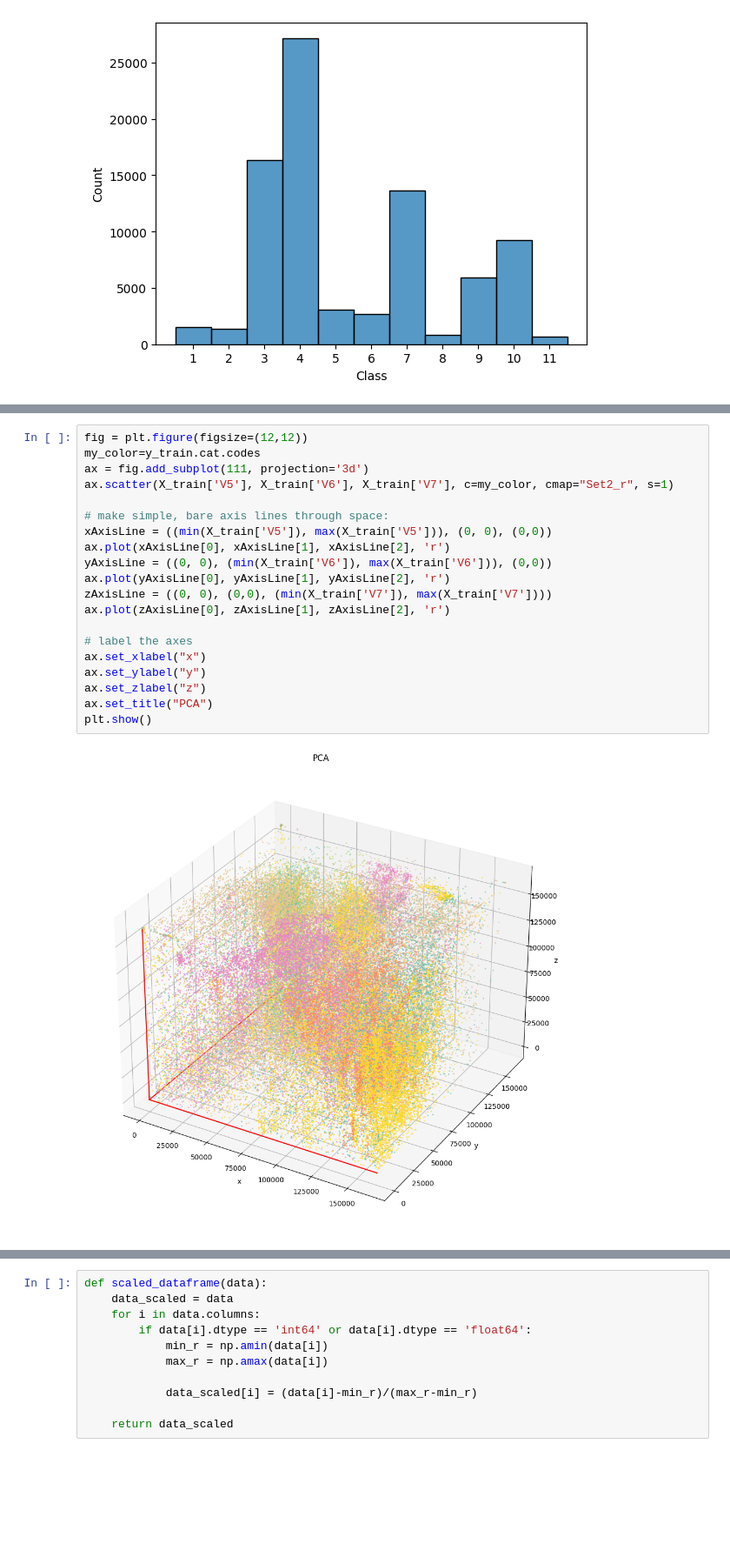
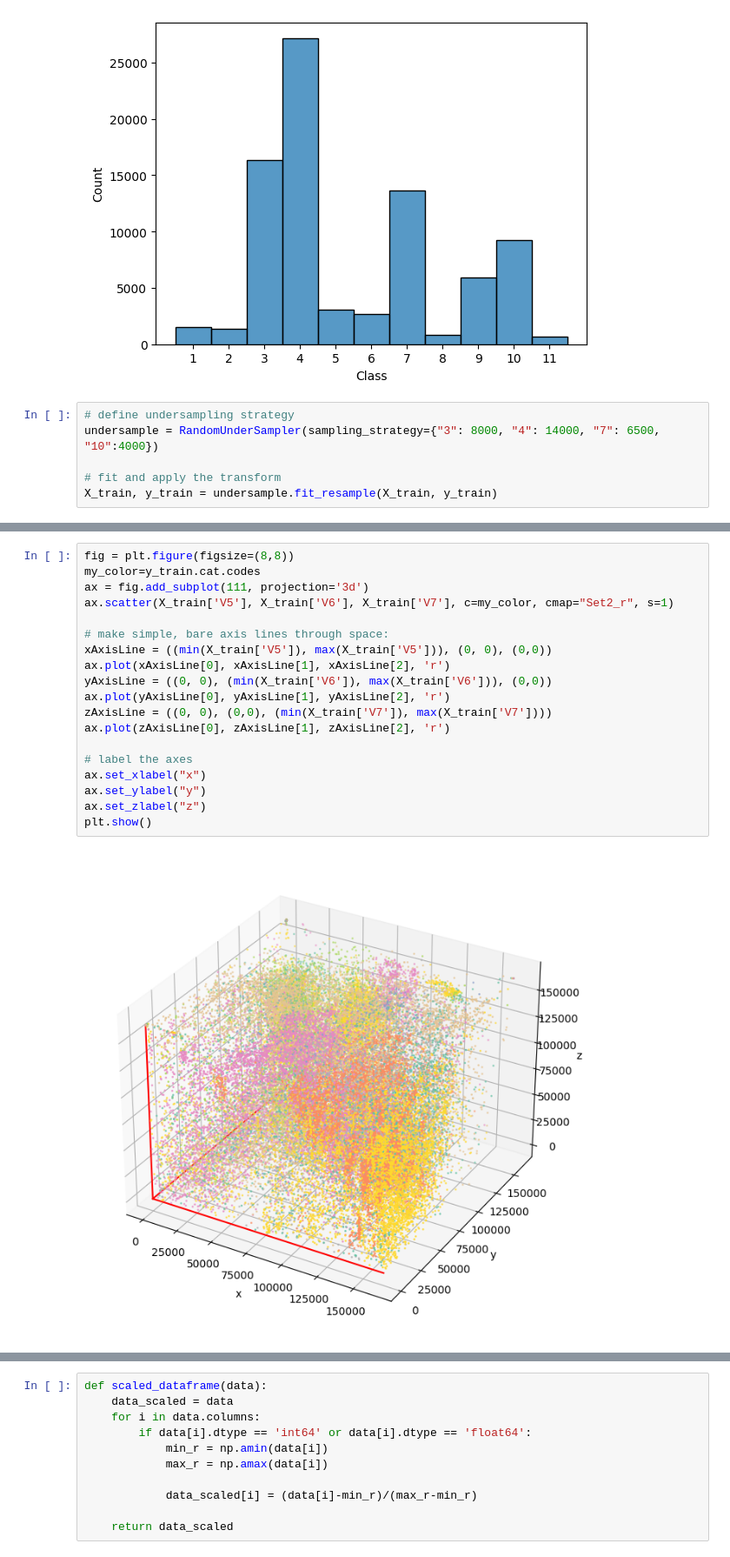
Before and after one commit to V-ivan11/Modelado, a Jupyter notebook: Practicas/4 - Overfitting.ipynb, the cells around one changed output, grey strips where cells are left out. Shown at 87% size. Cells and saved outputs as stored; diff of their text form; blank space fills up the shorter version.

```diff
--- a/Practicas/4 - Overfitting.ipynb
+++ b/Practicas/4 - Overfitting.ipynb
@@ -126,3 +130,9 @@ sns.histplot(x = y_train)
 # %% [output]
 <Axes: xlabel='Class', ylabel='Count'>
 [figure]
+# %%
+# define undersampling strategy
+undersample = RandomUnderSampler(sampling_strategy={"3": 8000, "4": 14000, "7": 6500, "10":4000})
+
+# fit and apply the transform
+X_train, y_train = undersample.fit_resample(X_train, y_train)
@@ -129,22 +144,21 @@ sns.histplot(x = y_train)
 # %%
-fig = plt.figure(figsize=(12,12))
+fig = plt.figure(figsize=(8,8))
 my_color=y_train.cat.codes
 ax = fig.add_subplot(111, projection='3d')
 ax.scatter(X_train['V5'], X_train['V6'], X_train['V7'], c=my_color, cmap="Set2_r", s=1)
 
 # make simple, bare axis lines through space:
 xAxisLine = ((min(X_train['V5']), max(X_train['V5'])), (0, 0), (0,0))
 ax.plot(xAxisLine[0], xAxisLine[1], xAxisLine[2], 'r')
 yAxisLine = ((0, 0), (min(X_train['V6']), max(X_train['V6'])), (0,0))
 ax.plot(yAxisLine[0], yAxisLine[1], yAxisLine[2], 'r')
 zAxisLine = ((0, 0), (0,0), (min(X_train['V7']), max(X_train['V7'])))
 ax.plot(zAxisLine[0], zAxisLine[1], zAxisLine[2], 'r')
 
 # label the axes
 ax.set_xlabel("x")
 ax.set_ylabel("y")
 ax.set_zlabel("z")
-ax.set_title("PCA")
 plt.show()
 # %% [output]
-[figure, old version]
+[figure, new version]
```
Also changed, not shown: parts of 25 cells of this notebook.
